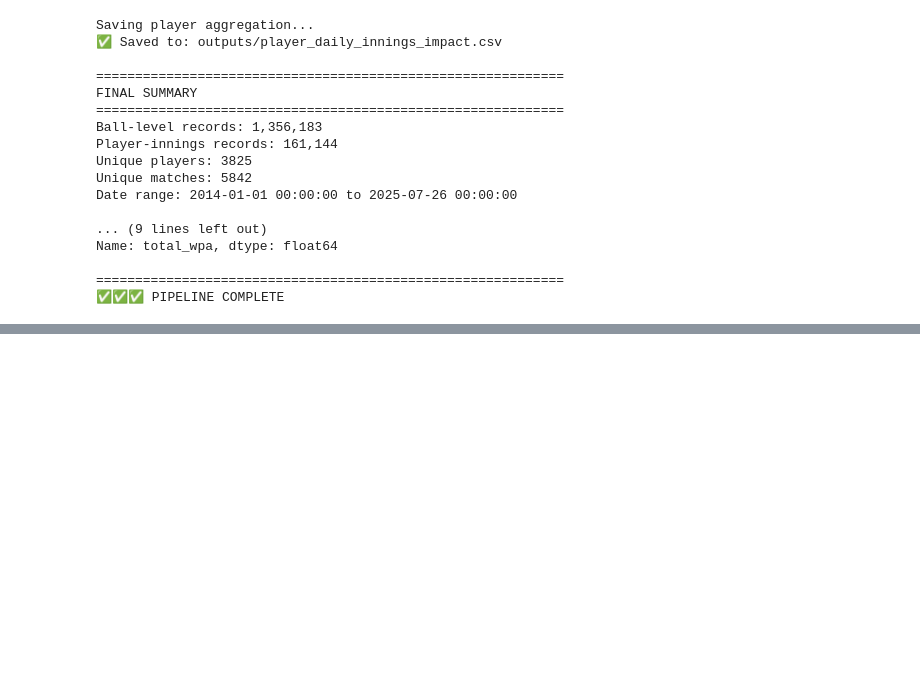
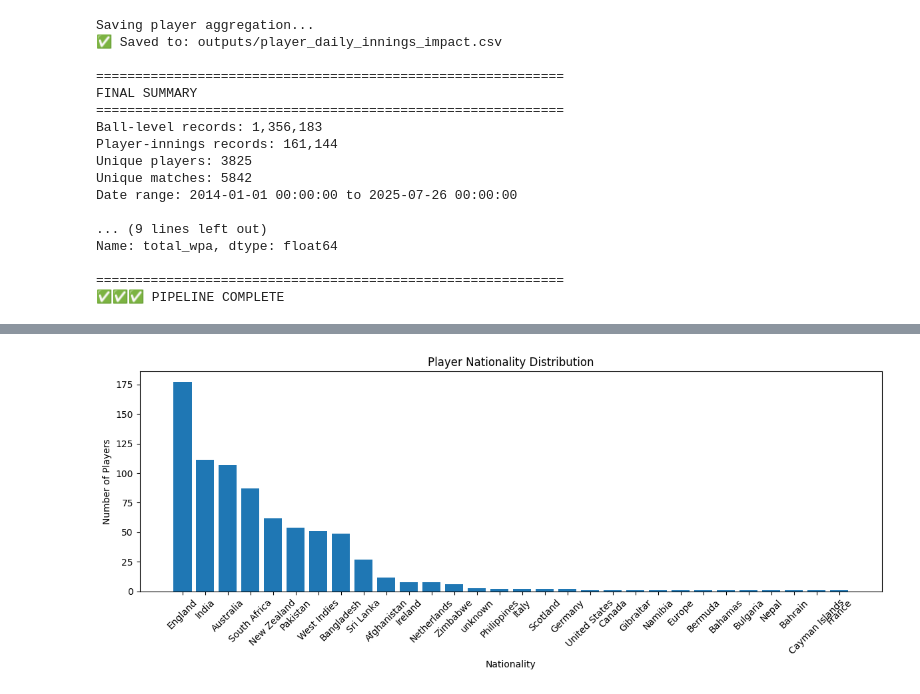
Before and after one commit to aditya-10k/CricketAnalysis, a Jupyter notebook: preprocessing/wp_wpa_formulation.ipynb, the cells around one changed output, grey strips where cells are left out. Cells and saved outputs as stored; diff of their text form; code cells hidden in the pictures; blank space fills up the shorter version.

```diff
--- a/preprocessing/wp_wpa_formulation.ipynb
+++ b/preprocessing/wp_wpa_formulation.ipynb
@@ -610,0 +686,32 @@ Name: total_wpa, dtype: float64
+# %%
+import pandas as pd
+import matplotlib.pyplot as plt
+
+# Load dataset
+path = r"C:/Desktop/clg/crickanal/outputs/player_final_values.csv"
+df = pd.read_csv(path)
+
+# Count players per nationality
+nationality_counts = (
+    df["inferred_nationality"]
+    .value_counts()
+    .reset_index()
+)
+
+nationality_counts.columns = ["nationality", "player_count"]
+
+# Plot
+plt.figure(figsize=(12, 5))
+plt.bar(
+    nationality_counts["nationality"],
+    nationality_counts["player_count"]
+)
+
+plt.title("Player Nationality Distribution")
+plt.xlabel("Nationality")
+plt.ylabel("Number of Players")
+plt.xticks(rotation=45)
+plt.tight_layout()
+plt.show()
+# %% [output]
+[figure, added]
```
Also changed, not shown: parts of 4 cells of this notebook, 1 other file.
